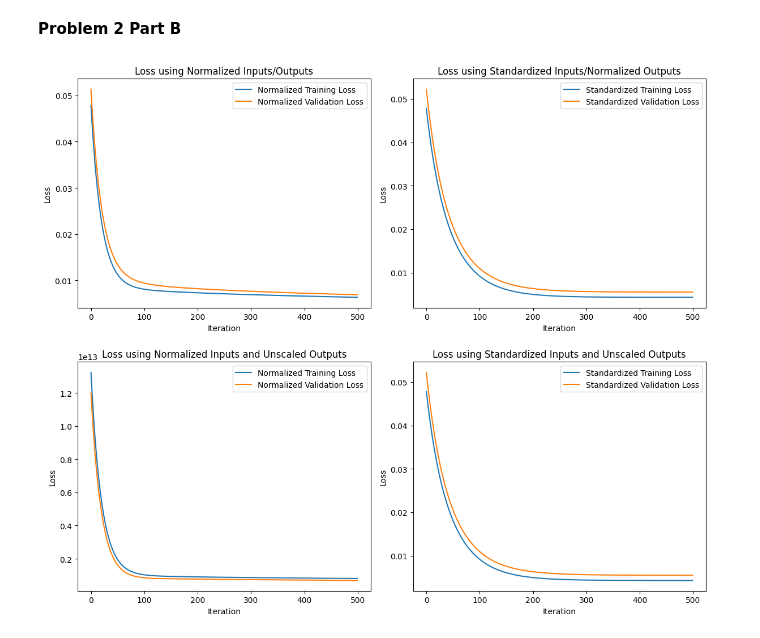
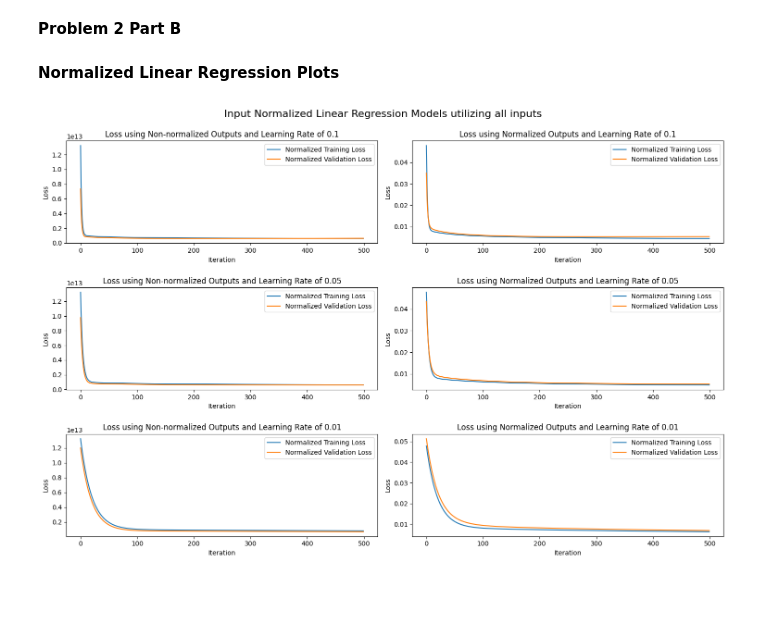
Before and after one commit to Adn02/Intro-to-ML, a Jupyter notebook: Homework/HW2/HW2Q2.ipynb, the cells around one changed output. Drawn from its saved outputs; the diff is of its cells as text; code cells hidden in the pictures; blank space fills up the shorter version.

```diff
--- a/Homework/HW2/HW2Q2.ipynb
+++ b/Homework/HW2/HW2Q2.ipynb
@@ -126,56 +198,63 @@ plt.show()
+# %% [markdown]
+**Normalized Linear Regression Plots**
 # %%
-# Include all inputs except for furnishingstatus
-inputs = norm_training.columns.tolist()
-learning_rate = 0.01
-iterations = 500
+# Plot the losses
+plt.figure(figsize=(15, 10))
+plt.suptitle('Input Normalized Linear Regression Models utilizing all inputs', fontsize=16)
 
-# Training with normalized inputs and unscaled outputs
-unscaledNorm_train_losses, unscaledNorm_valid_losses = train_model(inputs, norm_training, norm_validation, y_train, y_valid, learning_rate, iterations)
-# Training with normalized inputs and outputs
-norm_train_losses, norm_valid_losses = train_model(inputs, norm_training, norm_validation, norm_y_train, norm_y_valid, learning_rate, iterations)
-
-# Training with standardized inputs and unscaled outputs
-unscaledStd_train_losses, unscaledStd_valid_losses = train_model(inputs, std_training, std_validation, y_train, y_valid, learning_rate, iterations)
-# Training with standardized inputs and normalized outputs
-std_train_losses, std_valid_losses = train_model(inputs, std_training, std_validation, norm_y_train, norm_y_valid, learning_rate, iterations)
-
-
-# Plot the losses
-plt.figure(figsize=(12, 10))
-plt.subplot(2, 2, 1)
-plt.plot(norm_train_losses, label="Normalized Training Loss")
-plt.plot(norm_valid_losses, label="Normalized Validation Loss")
+plt.subplot(3, 2, 1)
+plt.plot(unscaledNorm_train_losses1, label="Normalized Training Loss")
+plt.plot(unscaledNorm_valid_losses1, label="Normalized Validation Loss")
 plt.xlabel("Iteration")
 plt.ylabel("Loss")
 plt.legend()
-plt.title("Loss using Normalized Inputs/Outputs")
+plt.title("Loss using Non-normalized Outputs and Learning Rate of 0.1")
 
-plt.subplot(2, 2, 2)
-plt.plot(std_train_losses, label="Standardized Training Loss")
-plt.plot(std_valid_losses, label="Standardized Validation Loss")
+plt.subplot(3, 2, 2)
+plt.plot(norm_train_losses1, label="Normalized Training Loss")
+plt.plot(norm_valid_losses1, label="Normalized Validation Loss")
 plt.xlabel("Iteration")
 plt.ylabel("Loss")
 plt.legend()
-plt.title("Loss using Standardized Inputs/Normalized Outputs")
+plt.title("Loss using Normalized Outputs and Learning Rate of 0.1")
 
-plt.subplot(2, 2, 3)
-plt.plot(unscaledNorm_train_losses, label="Normalized Training Loss")
-plt.plot(unscaledNorm_valid_losses, label="Normalized Validation Loss")
+# -------------------------------------------------------------------- #
+
+plt.subplot(3, 2, 3)
+plt.plot(unscaledNorm_train_losses2, label="Normalized Training Loss")
+plt.plot(unscaledNorm_valid_losses2, label="Normalized Validation Loss")
 plt.xlabel("Iteration")
 plt.ylabel("Loss")
 plt.legend()
-plt.title("Loss using Normalized Inputs and Unscaled Outputs")
+plt.title("Loss using Non-normalized Outputs and Learning Rate of 0.05")
 
-plt.subplot(2, 2, 4)
-plt.plot(std_train_losses, label="Standardized Training Loss")
-plt.plot(std_valid_losses, label="Standardized Validation Loss")
+plt.subplot(3, 2, 4)
+plt.plot(norm_train_losses2, label="Normalized Training Loss")
+plt.plot(norm_valid_losses2, label="Normalized Validation Loss")
 plt.xlabel("Iteration")
 plt.ylabel("Loss")
 plt.legend()
-plt.title("Loss using Standardized Inputs and Unscaled Outputs")
+plt.title("Loss using Normalized Outputs and Learning Rate of 0.05")
+
+# -------------------------------------------------------------------- #
+
+plt.subplot(3, 2, 5)
+plt.plot(unscaledNorm_train_losses3, label="Normalized Training Loss")
+plt.plot(unscaledNorm_valid_losses3, label="Normalized Validation Loss")
+plt.xlabel("Iteration")
+plt.ylabel("Loss")
+plt.legend()
+plt.title("Loss using Non-normalized Outputs and Learning Rate of 0.01")
+
+plt.subplot(3, 2, 6)
+plt.plot(norm_train_losses3, label="Normalized Training Loss")
+plt.plot(norm_valid_losses3, label="Normalized Validation Loss")
+plt.xlabel("Iteration")
+plt.ylabel("Loss")
+plt.legend()
+plt.title("Loss using Normalized Outputs and Learning Rate of 0.01")
 
 plt.tight_layout()
-
 plt.show()
 # %% [output]
-[figure, old version]
+[figure, new version]
```
Also changed, not shown: parts of 12 cells of this notebook.
